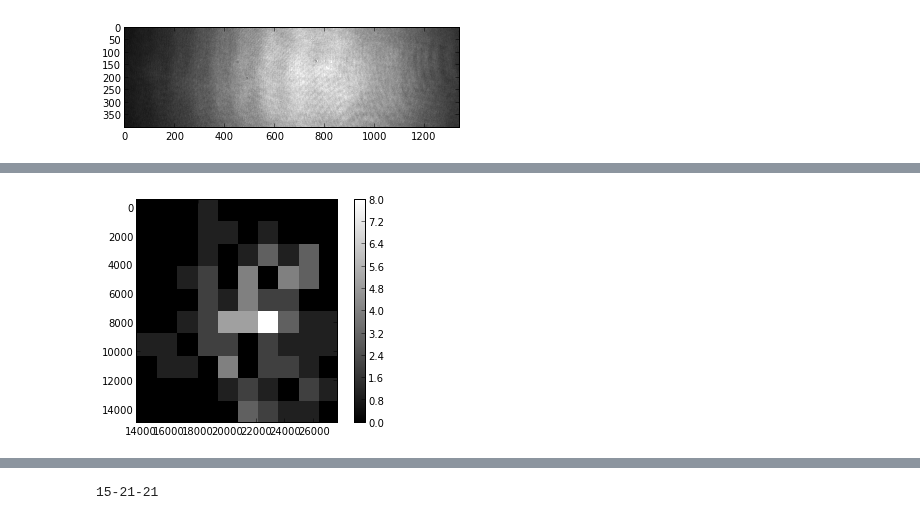
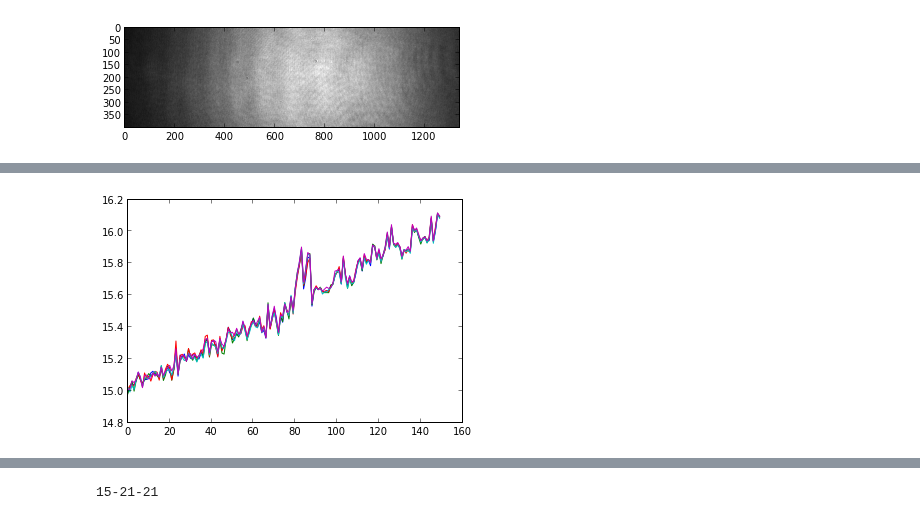
Before and after one commit to DawesLab/CCDimage, a Jupyter notebook: CCDimage capture _ Multi-line.ipynb, the cells around one changed output, grey strips where cells are left out. Saved outputs shown, nothing was run; the diff lists cells and outputs as text; code cells hidden in the pictures.

```diff
--- a/CCDimage capture _ Multi-line.ipynb
+++ b/CCDimage capture _ Multi-line.ipynb
@@ -38,7 +38,7 @@ print mmc.getProperty("ccd", "CCDTemperatureSetPoint")
 -120
 # %%
 #Set user parameters
-frames = 1
+frames = 5
 #number of frames taken
 mmc.setExposure(30) #in ms
 
@@ -127,11 +59,17 @@ qfig = Qfunc.qfuncimage(output,qbin,0)
-# %%
-#Manual index override
-
-output = []
-
-for shot in fftComplex:
-    output.append(shot[486])
-
-qfig = Qfunc.qfuncimage(output,qbin,0)
-# %% [output]
-[figure, removed]
+# %%
+fftComplexList = []
+croppedList = []
+integratedList = []
+
+for f in range (0, frames):
+
+    fftComplex = fftshift(fft(im[f],axis=1),axes=1)
+    fftComplexList.append(fftComplex)
+    cropped = fftComplex[:,0:650]
+    croppedList.append(cropped)
+    integrated = sum(abs(cropped), axis=0)
+    integratedList.append(integrated)
+
+    plot(log(integrated[400:550]))
+# %% [output]
+[figure, added]
```
Also changed, not shown: parts of 3 cells of this notebook.
